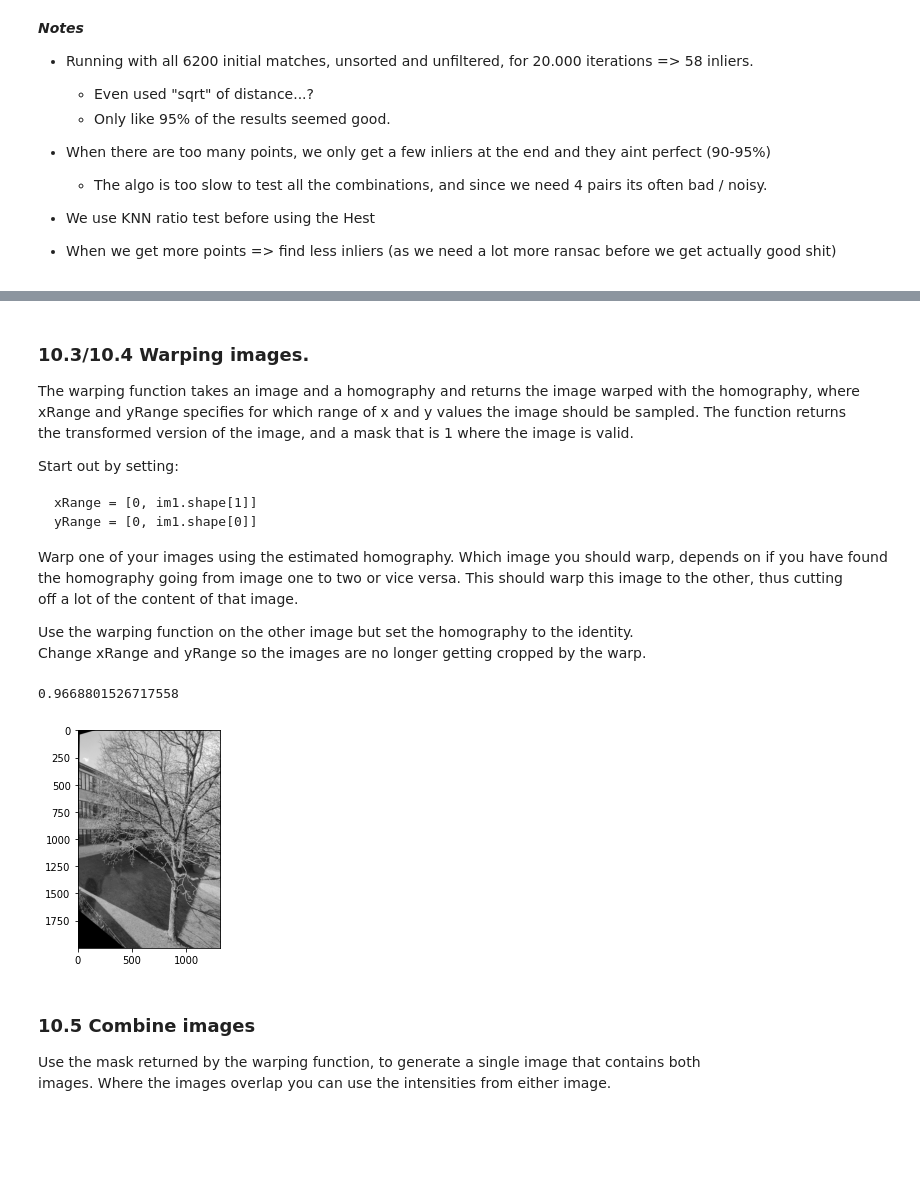
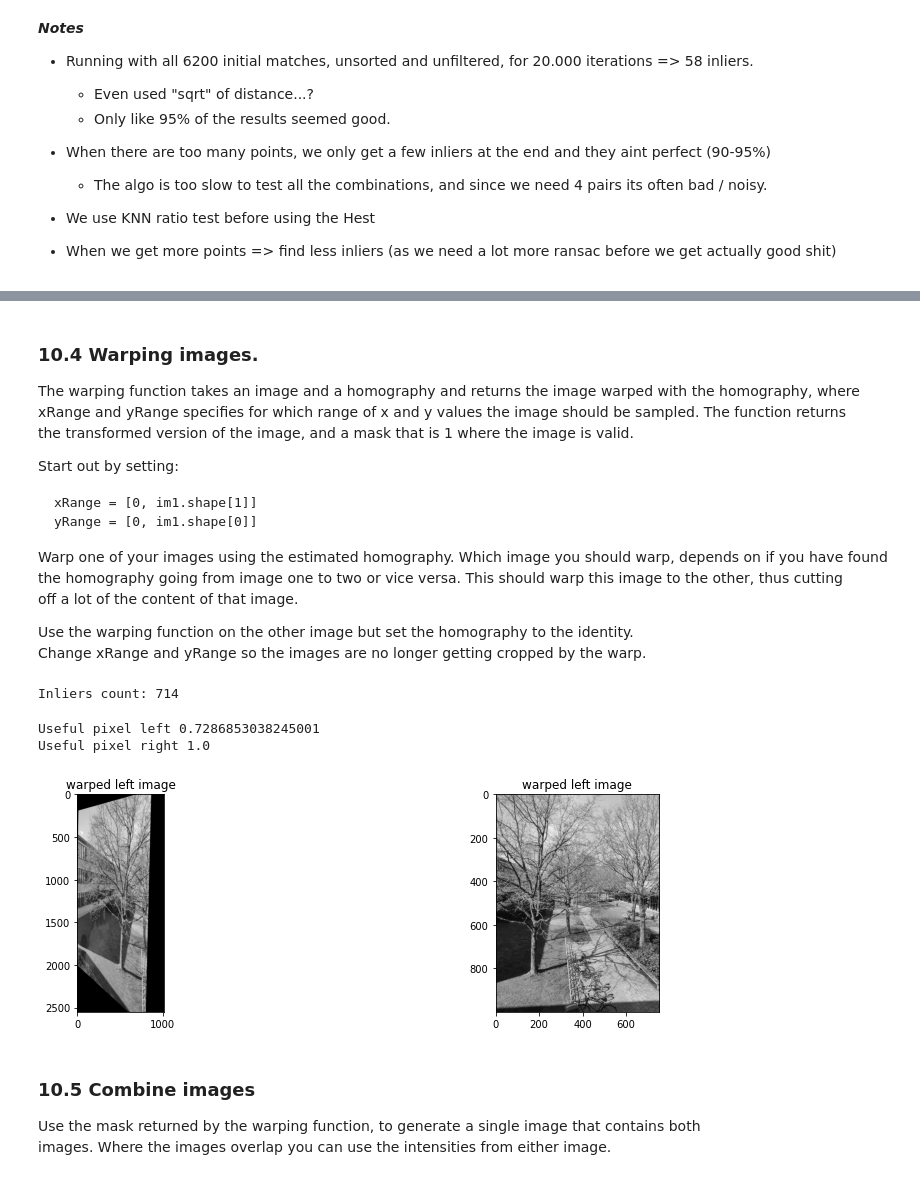
Before and after one commit to henrfj/02504-Computer-Vision, a Jupyter notebook: ex10 Stitchig.ipynb, the cells around one changed output, grey strips where cells are left out. Saved outputs shown, nothing was run; the diff lists cells and outputs as text; code cells hidden in the pictures; blank space fills up the shorter version.

```diff
--- a/ex10 Stitchig.ipynb
+++ b/ex10 Stitchig.ipynb
@@ -244,5 +271,5 @@ plt.imshow(cv2.drawMatchesKnn(left,kp1,right,kp2, np.array(ratio_matches)[inlier
 # %% [markdown]
-### 10.3/10.4 Warping images.
+### 10.4 Warping images.
 
 The warping function takes an image and a homography and returns the image warped with the homography, where \
 xRange and yRange specifies for which range of x and y values the image should be sampled. The function returns \
@@ -260,6 +287,10 @@ off a lot of the content of that image.
 
 Use the warping function on the other image but set the homography to the identity. \
 Change xRange and yRange so the images are no longer getting cropped by the warp.
+# %%
+H, _ = estHomographyRANSAC(left, right, iterations=2000)
+# %% [output]
+Inliers count: 714
 # %%
 def warpImage(im, H, xRange, yRange):
     T = np.eye(3)
@@ -269,16 +300,31 @@ def warpImage(im, H, xRange, yRange):
     imWarp = cv2.warpPerspective(im, H, outSize)
     maskWarp = cv2.warpPerspective(np.ones(im.shape[:2], dtype=np.uint8), H, outSize)
     return imWarp, maskWarp
-# %%
-xRange = [390, 1700] #[400, 950]
-yRange = [0, 2000] #[0, 750]
-
-left_warp, left_mask = warpImage(left, Hest, xRange, yRange)
-print(np.mean(left_mask))
-plt.imshow(left_warp, cmap="gray");
-# %% [output]
-0.9668801526717558
-[figure, removed]
+# %%
+#xRange = [0, left.shape[1]]
+#yRange = [0, left.shape[0]]
+
+# Left image warp
+xRange = [390, 1200]
+yRange = [-150, 2400]
+
+left_warp, left_mask = warpImage(left, H, xRange, yRange)
+print("Useful pixel left", np.mean(left_mask))
+
+xRange = [0, right.shape[1]]
+yRange = [0, right.shape[0]]
+right_warp, right_mask = warpImage(right, np.identity(3), xRange, yRange)
+print("Useful pixel right", np.mean(right_mask))
+
+fig, axs = plt.subplots(nrows=1, ncols=2, figsize=(15, 4))
+axs[0].imshow(left_warp, cmap="gray")
+axs[0].set_title("warped left image")
+axs[1].imshow(right_warp, cmap="gray")
+axs[1].set_title("warped left image");
+# %% [output]
+Useful pixel left 0.7286853038245001
+Useful pixel right 1.0
+[figure, added]
 # %% [markdown]
 ### 10.5 Combine images
 
```
Also changed, not shown: parts of 6 cells of this notebook.
